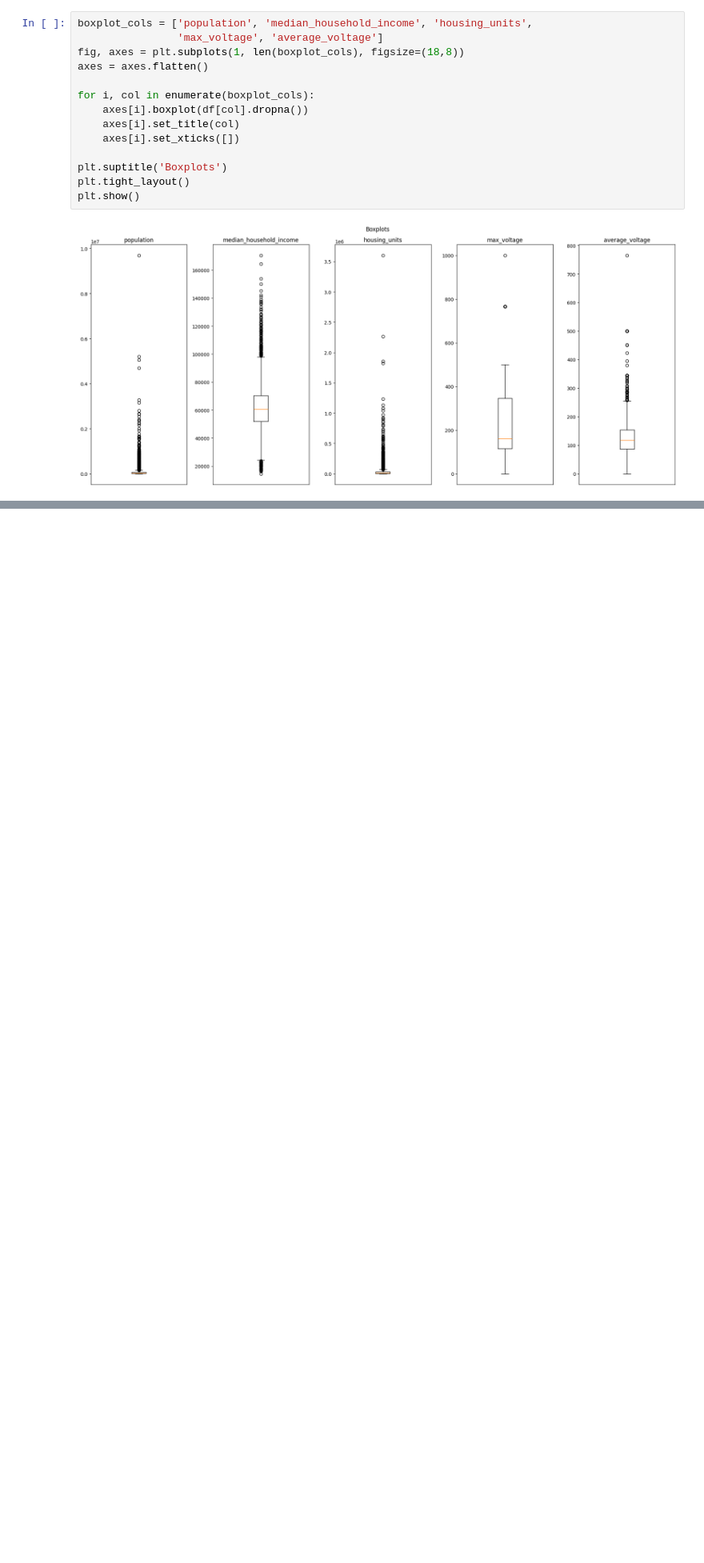
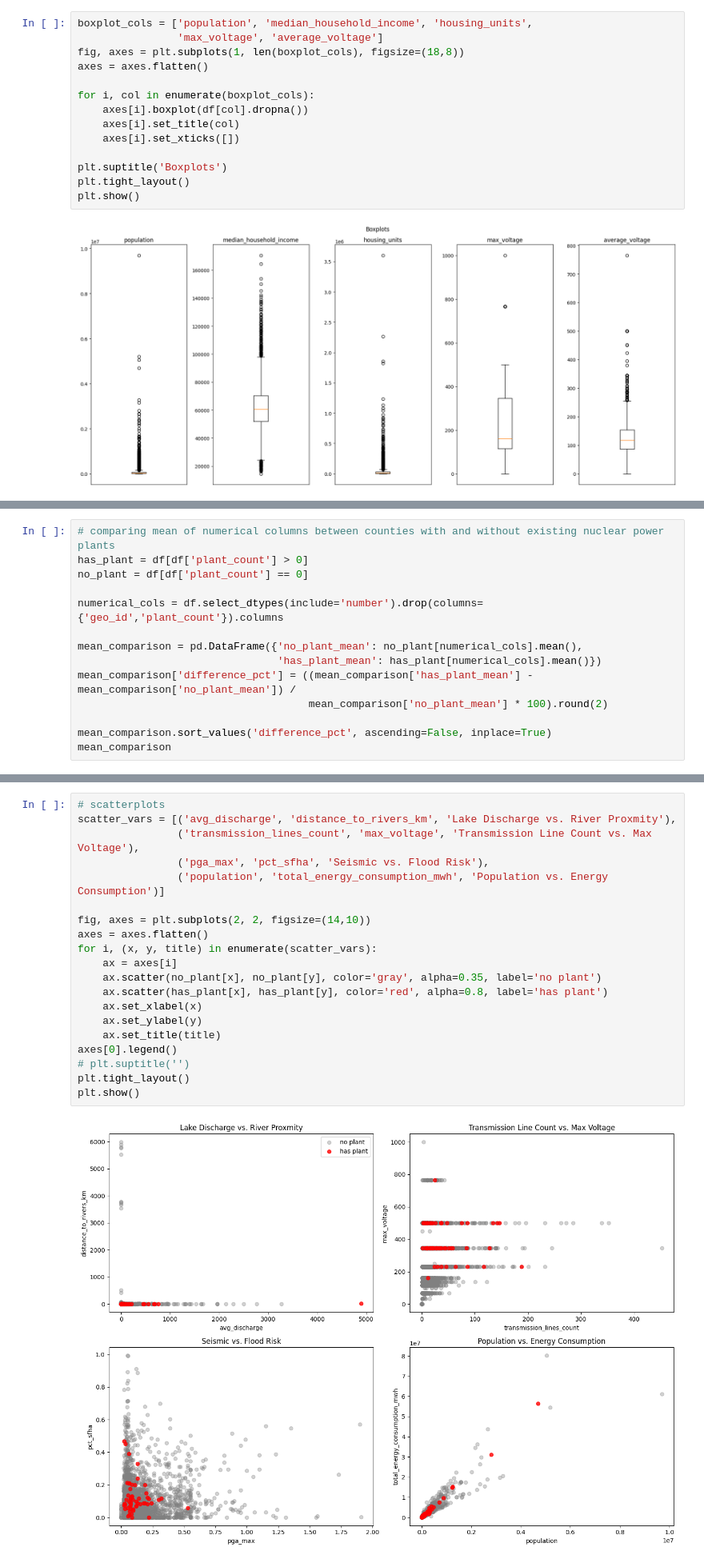
Before and after one commit to quentinconklejr/team-nuclear-family, a Jupyter notebook: notebooks/eda.ipynb, the cells around one changed output, grey strips where cells are left out. Shown at 80% size. Drawn from its saved outputs; the diff is of its cells as text; blank space fills up the shorter version.

Commit message:
Add eda: counties with and without existing power plants

```diff
--- a/notebooks/eda.ipynb
+++ b/notebooks/eda.ipynb
@@ -189,0 +187,14 @@ plt.show()
+# %%
+# comparing mean of numerical columns between counties with and without existing nuclear power plants
+has_plant = df[df['plant_count'] > 0]
+no_plant = df[df['plant_count'] == 0]
+
+numerical_cols = df.select_dtypes(include='number').drop(columns={'geo_id','plant_count'}).columns
+
+mean_comparison = pd.DataFrame({'no_plant_mean': no_plant[numerical_cols].mean(),
+                                'has_plant_mean': has_plant[numerical_cols].mean()})
+mean_comparison['difference_pct'] = ((mean_comparison['has_plant_mean'] - mean_comparison['no_plant_mean']) /
+                                     mean_comparison['no_plant_mean'] * 100).round(2)
+
+mean_comparison.sort_values('difference_pct', ascending=False, inplace=True)
+mean_comparison
@@ -189,0 +248,22 @@ plt.show()
+# %%
+# scatterplots
+scatter_vars = [('avg_discharge', 'distance_to_rivers_km', 'Lake Discharge vs. River Proxmity'),
+                ('transmission_lines_count', 'max_voltage', 'Transmission Line Count vs. Max Voltage'),
+                ('pga_max', 'pct_sfha', 'Seismic vs. Flood Risk'),
+                ('population', 'total_energy_consumption_mwh', 'Population vs. Energy Consumption')]
+
+fig, axes = plt.subplots(2, 2, figsize=(14,10))
+axes = axes.flatten()
+for i, (x, y, title) in enumerate(scatter_vars):
+    ax = axes[i]
+    ax.scatter(no_plant[x], no_plant[y], color='gray', alpha=0.35, label='no plant')
+    ax.scatter(has_plant[x], has_plant[y], color='red', alpha=0.8, label='has plant')
+    ax.set_xlabel(x)
+    ax.set_ylabel(y)
+    ax.set_title(title)
+axes[0].legend()
+# plt.suptitle('')
+plt.tight_layout()
+plt.show()
+# %% [output]
+[figure, added]
```
Also changed, not shown: parts of 15 cells of this notebook, 2 other files.
